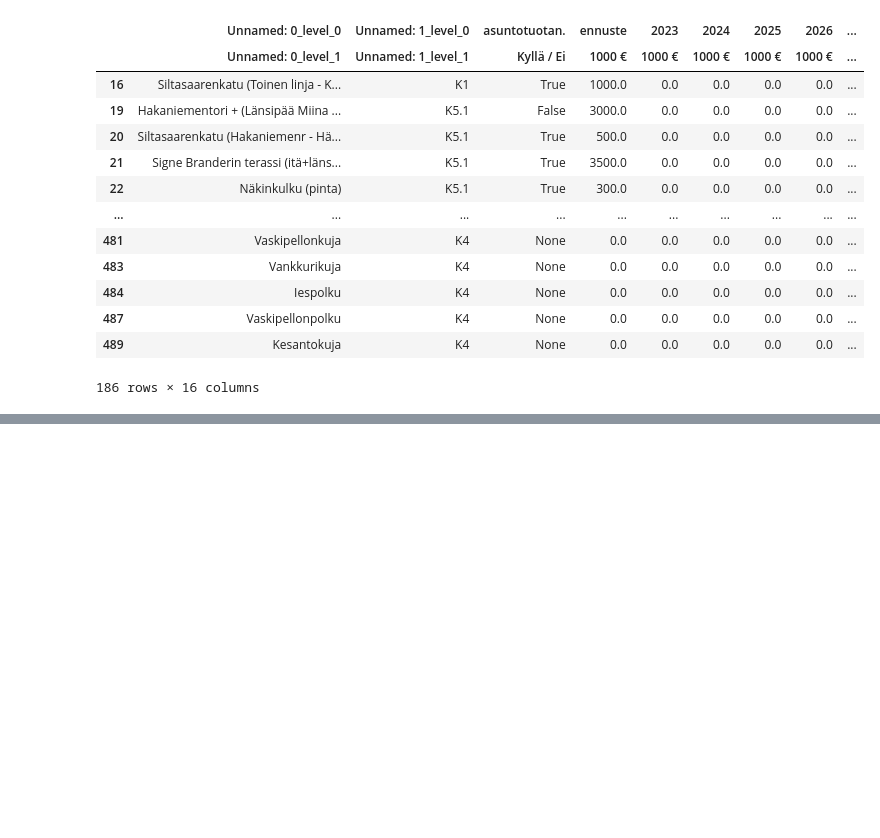
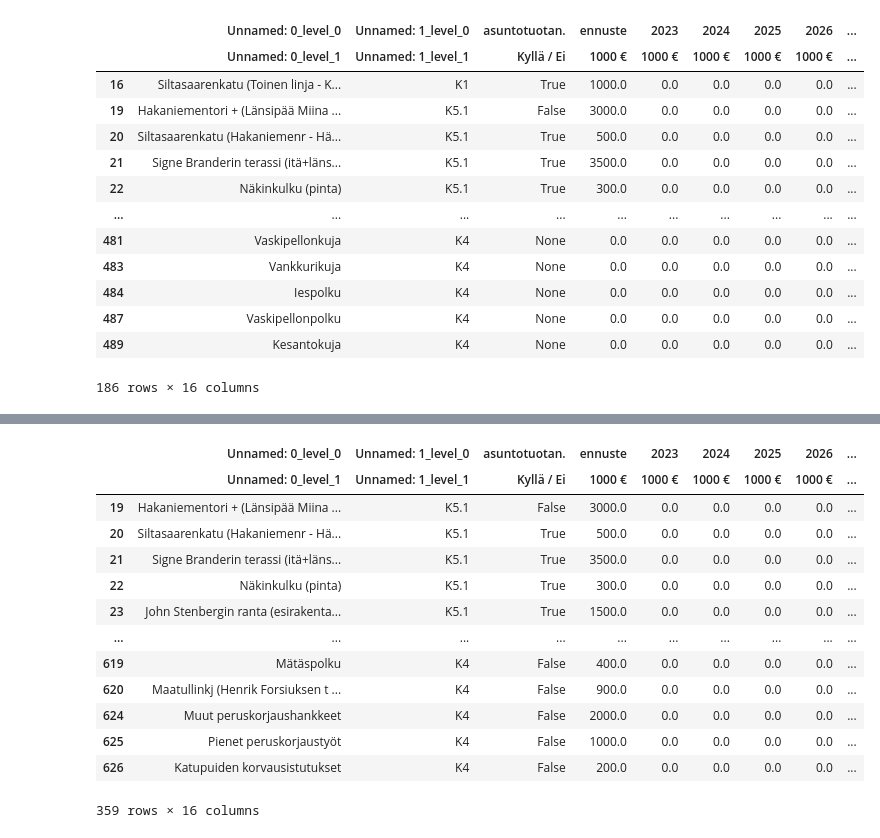
Before and after one commit to City-of-Helsinki/infraohjelmointi-api, a Jupyter notebook: infraohjelmointi_api/mock_data/script_test.ipynb, the cells around one changed output, grey strips where cells are left out. Drawn from its saved outputs; the diff is of its cells as text; code cells hidden in the pictures; blank space fills up the shorter version.

```diff
--- a/infraohjelmointi_api/mock_data/script_test.ipynb
+++ b/infraohjelmointi_api/mock_data/script_test.ipynb
@@ -222,3 +212,20 @@ notMerged_Budget_data = [
         notMerged_Budget.iloc[:, 15],
     )
 ]
+# %%
+notMerged_Budget
+# %% [output]
+|  | Unnamed: 0_level_0 | Unnamed: 1_level_0 | asuntotuotan. | ennuste | 2023 | 2024 | 2025 | 2026 | ... |
+|  | Unnamed: 0_level_1 | Unnamed: 1_level_1 | Kyllä / Ei | 1000 € | 1000 € | 1000 € | 1000 € | 1000 € | ... |
+| 19 | Hakaniementori + (Länsipää Miina ... | K5.1 | False | 3000.0 | 0.0 | 0.0 | 0.0 | 0.0 | ... |
+| 20 | Siltasaarenkatu (Hakaniemenr - Hä... | K5.1 | True | 500.0 | 0.0 | 0.0 | 0.0 | 0.0 | ... |
+| 21 | Signe Branderin terassi (itä+läns... | K5.1 | True | 3500.0 | 0.0 | 0.0 | 0.0 | 0.0 | ... |
+| 22 | Näkinkulku (pinta) | K5.1 | True | 300.0 | 0.0 | 0.0 | 0.0 | 0.0 | ... |
+| 23 | John Stenbergin ranta (esirakenta... | K5.1 | True | 1500.0 | 0.0 | 0.0 | 0.0 | 0.0 | ... |
+| ... | ... | ... | ... | ... | ... | ... | ... | ... | ... |
+| 619 | Mätäspolku | K4 | False | 400.0 | 0.0 | 0.0 | 0.0 | 0.0 | ... |
+| 620 | Maatullinkj (Henrik Forsiuksen t ... | K4 | False | 900.0 | 0.0 | 0.0 | 0.0 | 0.0 | ... |
+| 624 | Muut peruskorjaushankkeet | K4 | False | 2000.0 | 0.0 | 0.0 | 0.0 | 0.0 | ... |
+| 625 | Pienet peruskorjaustyöt | K4 | False | 1000.0 | 0.0 | 0.0 | 0.0 | 0.0 | ... |
+| 626 | Katupuiden korvausistutukset | K4 | False | 200.0 | 0.0 | 0.0 | 0.0 | 0.0 | ... |
+359 rows × 16 columns
```
Also changed, not shown: parts of 8 cells of this notebook, 1 other file.
